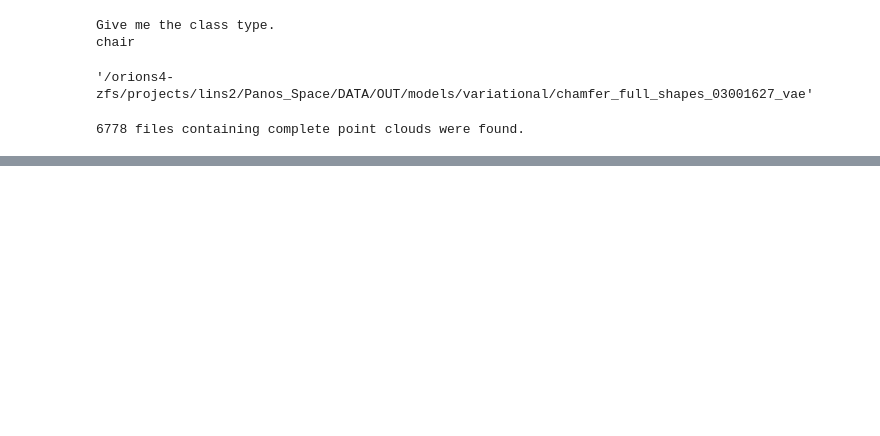
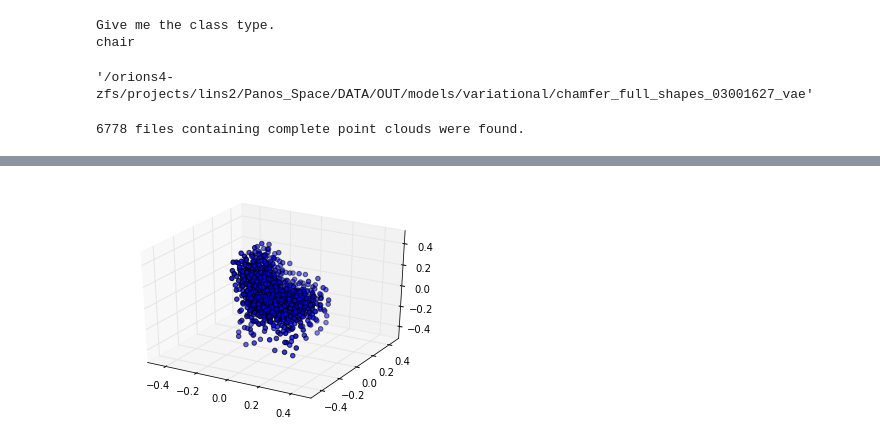
Before and after one commit to optas/tf_lab, a Jupyter notebook: notebooks/panos/vae_chair_experiment.ipynb, the cells around one changed output, grey strips where cells are left out. Saved outputs shown, nothing was run; the diff lists cells and outputs as text; code cells hidden in the pictures; blank space fills up the shorter version.

```diff
--- a/notebooks/panos/vae_chair_experiment.ipynb
+++ b/notebooks/panos/vae_chair_experiment.ipynb
@@ -99,0 +163,7 @@ Caused by op u'chamfer_full_shapes_03001627_vae_1/add_3', defined at:
+# %%
+batch_size = conf.batch_size
+feed = test_data.next_batch(batch_size)[0].reshape([batch_size] + conf.n_input)
+res, loss = vae.reconstruct(feed)
+Point_Cloud(points=res[5]).plot(in_u_sphere=True);
+# %% [output]
+[figure, added]
```
Also changed, not shown: parts of 5 cells of this notebook, 2 other files.
